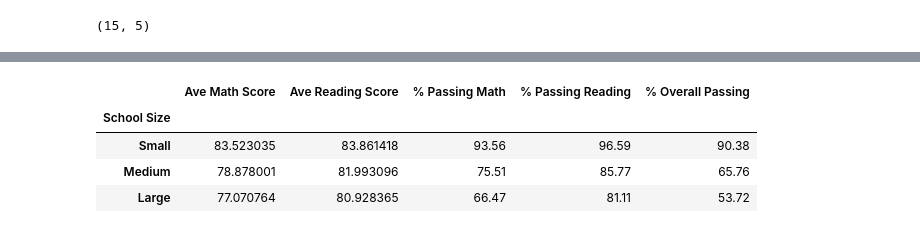
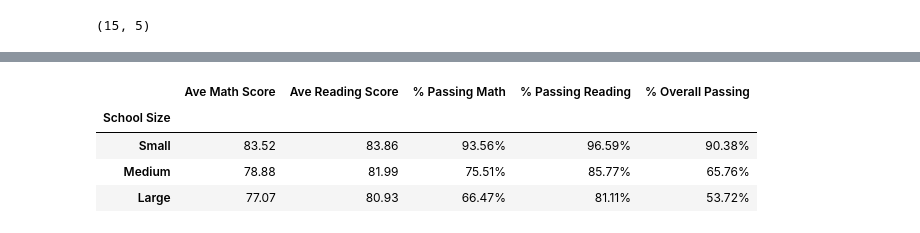
Before and after one commit to rketchum95/pandas-challenge, a Jupyter notebook: PyCitySchools/Main.ipynb, the cells around one changed output, grey strips where cells are left out. Saved outputs shown, nothing was run; the diff lists cells and outputs as text; code cells hidden in the pictures.

```diff
--- a/PyCitySchools/Main.ipynb
+++ b/PyCitySchools/Main.ipynb
@@ -47,3 +47,25 @@ total_budget = schools_clean_df.budget.sum(axis=0)
 #Caculate ave scores for math and reading
 ave_math_score = round(pycityschools_df.math_score.mean(),2)
 ave_reading_score = round(pycityschools_df.reading_score.mean(),2)
+
+#Count& % of students passing math:
+math_pass_list= pycityschools_df.loc[pycityschools_df['math_score']>=70]['math_score'].count()
+percentage_pass_math = round((math_pass_list/student_count*100),2)
+
+#Count & % of students passing reading:
+reading_pass_list = pycityschools_df.loc[pycityschools_df['reading_score']>=70]['reading_score'].count()
+percentage_pass_reading = round((reading_pass_list/student_count*100),2)
+
+#Count and % of overll passing - must pass both reading & math:
+overall_pass_list = pycityschools_df[(pycityschools_df['math_score']>=70) & (pycityschools_df['reading_score']>=70)]['student_id'].count()
+percentage_pass_overall = round((overall_pass_list/student_count*100),2)
+
+#Formatting dictionary:
+format_dict={'Total Budget': '${0:,.0f}',
+             'Total School Budget': '${0:,.0f}',
+             'Per Student Budget': '${0:,.0f}',
+             'Ave Math Score': '{:1}',
+             'Ave Reading Score': '{:1}' ,
+             '% Passing Math': '{:1}%',
+             '% Passing Reading': '{:1}%',
+             '% Overall Passing': '{:1}%'}
@@ -302,40 +294,56 @@ school_size_df.head()
 # %%
+#Scores by School Size
+
+#copy original dataframe
+size_school_df=pycityschools_df
+
+#Binning school sizes for Scores by School Sizes:
+size_bins=[0, 1800, 3000, 5000]
+size_names=['Small', 'Medium', 'Large']
+size_school_df['School Size']=pd.cut(size_school_df['size'], bins=size_bins, labels=size_names)
+
+#set index & groupby
+school_size_df = size_school_df.set_index('School Size').groupby(['School Size'])
+
 #Calcuation for ave math score by school size & create dataframe
-ave_math_by_size=school_size_df['math_score'].mean()
+ave_math_by_size=round(school_size_df['math_score'].mean(),2)
 ave_math_by_size_df=pd.DataFrame(ave_math_by_size)
 
 #Calcuation for ave reading score by school size & create dataframe
-ave_reading_by_size = school_size_df['reading_score'].mean()
+ave_reading_by_size = round(school_size_df['reading_score'].mean(),2)
 ave_reading_by_size_df = pd.DataFrame(ave_reading_by_size)
 
 #Count of students by size bins:
 size_student_count=school_size_df['student_id'].count()
 
 #Calculations of Math passing percentages by school size:
 size_math_perc=round((size_school_df[size_school_df['math_score']>=70].groupby('School Size')['student_id'].count())/(size_student_count)*100,2)
 size_math_perc_df=pd.DataFrame(size_math_perc)
 
 #Calculations of Reading passing percentages by school size:
 
 size_reading_perc=round((size_school_df[size_school_df['reading_score']>=70].groupby('School Size')['student_id'].count())/(size_student_count)*100,2)
 size_reading_perc_df=pd.DataFrame(size_reading_perc)
 
-
 #Calculations of Overall passing percentages by school size
 size_pass_count = size_school_df[(size_school_df['math_score']>=70) & (size_school_df['reading_score']>=70)].groupby('School Size')['student_id'].count()
 size_pass_perc=round((size_pass_count/size_student_count)*100,2)
 size_pass_perc_df=pd.DataFrame(size_pass_perc)
 
 #Merge ave Math & Reading DataFrames
 size_summary_df=pd.merge(ave_math_by_size_df,ave_reading_by_size_df,how='left',on='School Size')
 size_summary_df=pd.merge(size_summary_df, size_math_perc_df,how='left',on='School Size')
 size_summary_df=pd.merge(size_summary_df, size_reading_perc_df,how='left',on='School Size')
 size_summary_df=pd.merge(size_summary_df, size_pass_perc_df,how='left',on='School Size')
 size_summary_df.columns=['Ave Math Score', 'Ave Reading Score', '% Passing Math', '% Passing Reading', '% Overall Passing']
+
+#format columns:
+#format_dict={'Ave Math Score': '{:1}', 'Ave Reading Score': '{:1}' , '% Passing Math': '{:1}%', '% Passing Reading': '{:1}%', '% Overall Passing': '{:1}%'}
+size_summary_df=size_summary_df.style.format(format_dict)
 size_summary_df
 # %% [output]
 |  | Ave Math Score | Ave Reading Score | % Passing Math | % Passing Reading | % Overall Passing |
 | School Size |  |  |  |  |  |
-| Small | 83.523035 | 83.861418 | 93.56 | 96.59 | 90.38 |
-| Medium | 78.878001 | 81.993096 | 75.51 | 85.77 | 65.76 |
-| Large | 77.070764 | 80.928365 | 66.47 | 81.11 | 53.72 |
+| Small | 83.52 | 83.86 | 93.56% | 96.59% | 90.38% |
+| Medium | 78.88 | 81.99 | 75.51% | 85.77% | 65.76% |
+| Large | 77.07 | 80.93 | 66.47% | 81.11% | 53.72% |
```
Also changed, not shown: parts of 15 cells of this notebook.
